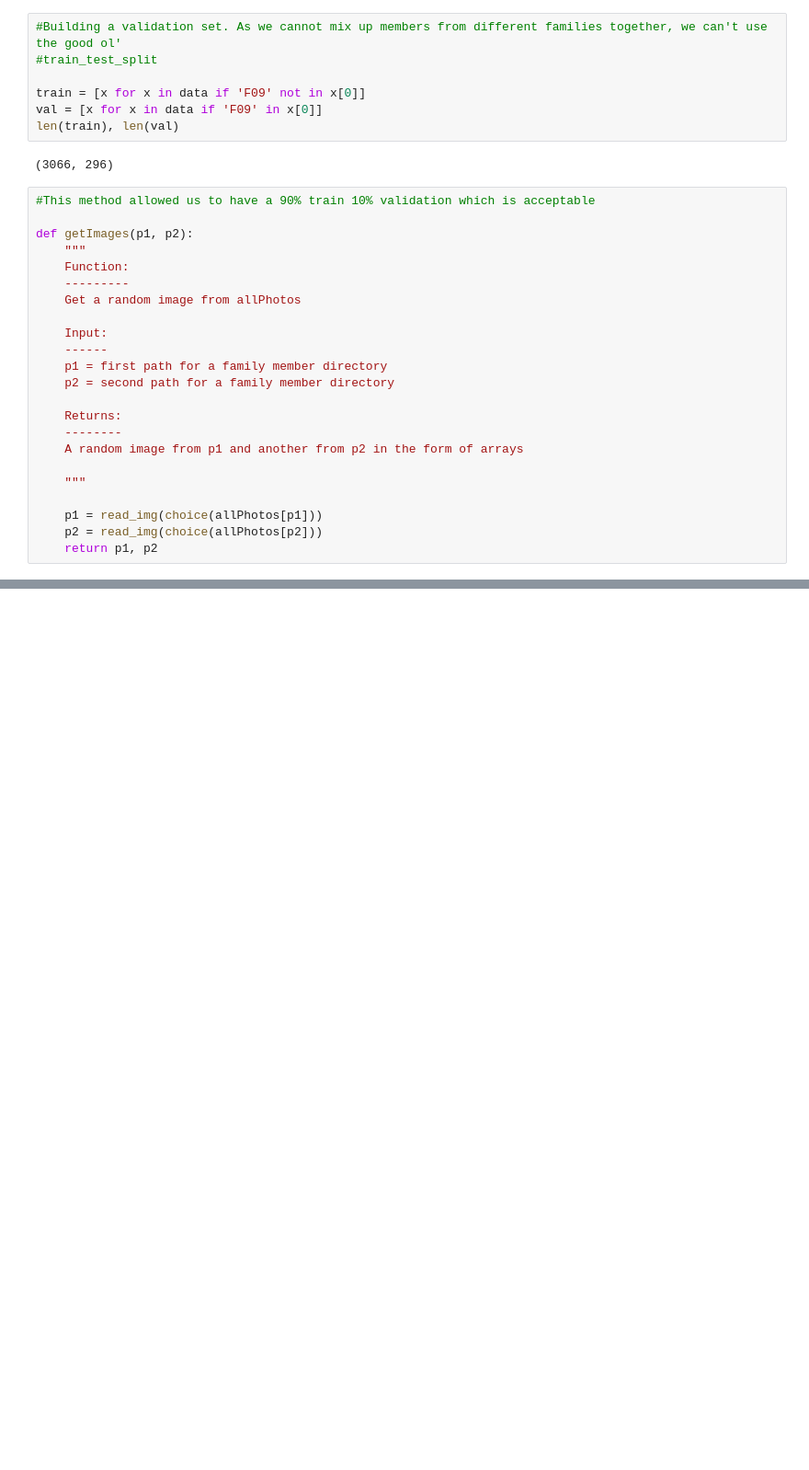
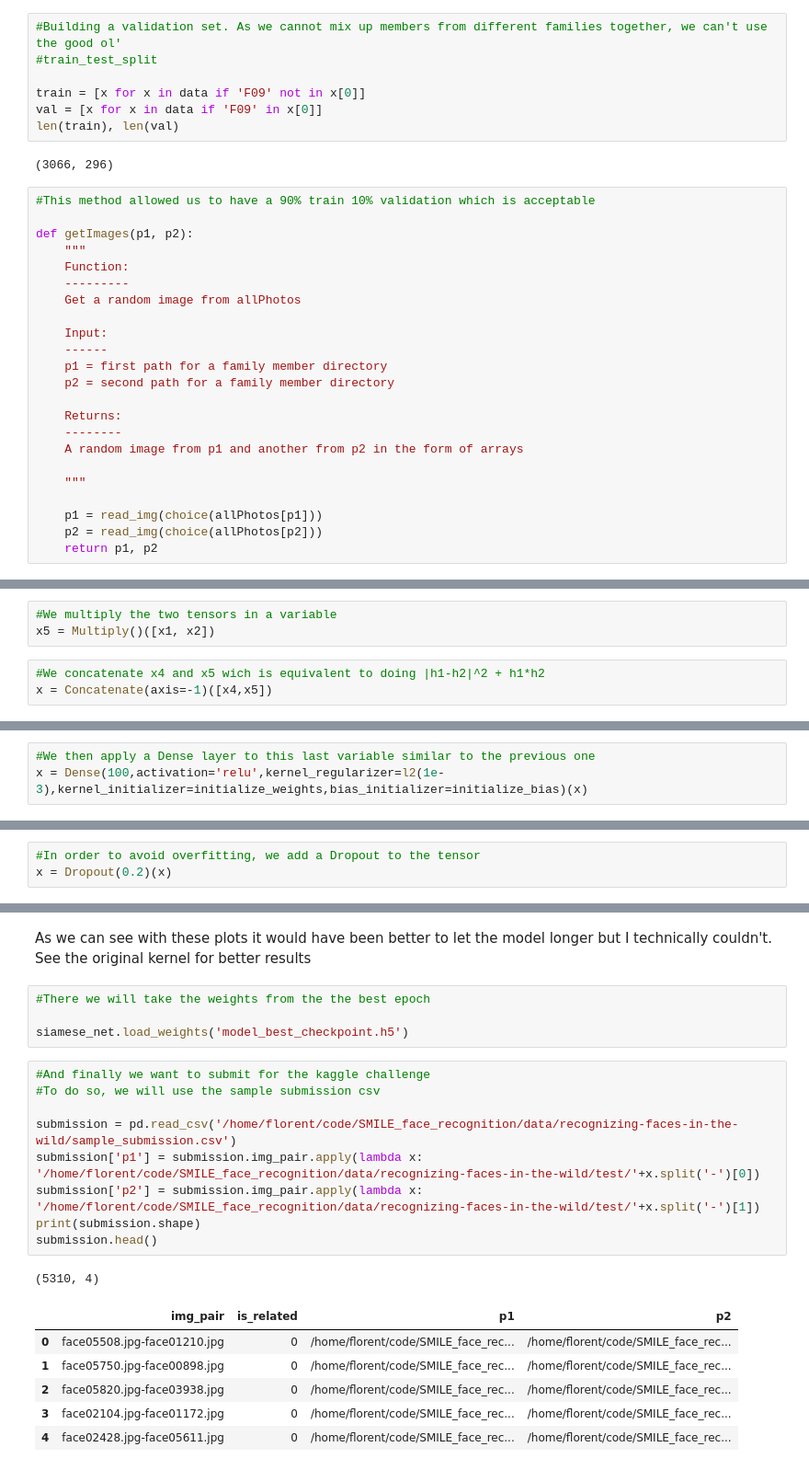
Before and after one commit to fkoziol/SMILE-face-recognizer-challenge, a Jupyter notebook: Step-by-step guide.ipynb, the cells around one changed output, grey strips where cells are left out. Shown: that part at 92% size. Cells and saved outputs as stored; diff of their text form; blank space fills up the shorter version.

```diff
--- a/Step-by-step guide.ipynb
+++ b/Step-by-step guide.ipynb
@@ -239,0 +363,6 @@ train
+# %%
+#We multiply the two tensors in a variable
+x5 = Multiply()([x1, x2])
+# %%
+#We concatenate x4 and x5 wich is equivalent to doing |h1-h2|^2 + h1*h2
+x = Concatenate(axis=-1)([x4,x5])
@@ -239,0 +373,3 @@ train
+# %%
+#We then apply a Dense layer to this last variable similar to the previous one
+x = Dense(100,activation='relu',kernel_regularizer=l2(1e-3),kernel_initializer=initialize_weights,bias_initializer=initialize_bias)(x)
@@ -239,0 +380,3 @@ train
+# %%
+#In order to avoid overfitting, we add a Dropout to the tensor
+x = Dropout(0.2)(x)
@@ -239,0 +494,23 @@ train
+# %% [markdown]
+As we can see with these plots it would have been better to let the model longer but I technically couldn't. See the original kernel for better results
+# %%
+#There we will take the weights from the the best epoch
+
+siamese_net.load_weights('model_best_checkpoint.h5')
+# %%
+#And finally we want to submit for the kaggle challenge
+#To do so, we will use the sample submission csv
+
+submission = pd.read_csv('/home/florent/code/SMILE_face_recognition/data/recognizing-faces-in-the-wild/sample_submission.csv')
+submission['p1'] = submission.img_pair.apply(lambda x: '/home/florent/code/SMILE_face_recognition/data/recognizing-faces-in-the-wild/test/'+x.split('-')[0])
+submission['p2'] = submission.img_pair.apply(lambda x: '/home/florent/code/SMILE_face_recognition/data/recognizing-faces-in-the-wild/test/'+x.split('-')[1])
+print(submission.shape)
+submission.head()
+# %% [output]
+(5310, 4)
+|  | img_pair | is_related | p1 | p2 |
+| 0 | face05508.jpg-face01210.jpg | 0 | /home/florent/code/SMILE_face_rec... | /home/florent/code/SMILE_face_rec... |
+| 1 | face05750.jpg-face00898.jpg | 0 | /home/florent/code/SMILE_face_rec... | /home/florent/code/SMILE_face_rec... |
+| 2 | face05820.jpg-face03938.jpg | 0 | /home/florent/code/SMILE_face_rec... | /home/florent/code/SMILE_face_rec... |
+| 3 | face02104.jpg-face01172.jpg | 0 | /home/florent/code/SMILE_face_rec... | /home/florent/code/SMILE_face_rec... |
+| 4 | face02428.jpg-face05611.jpg | 0 | /home/florent/code/SMILE_face_rec... | /home/florent/code/SMILE_face_rec... |
```
Also changed, not shown: parts of 42 cells of this notebook.
